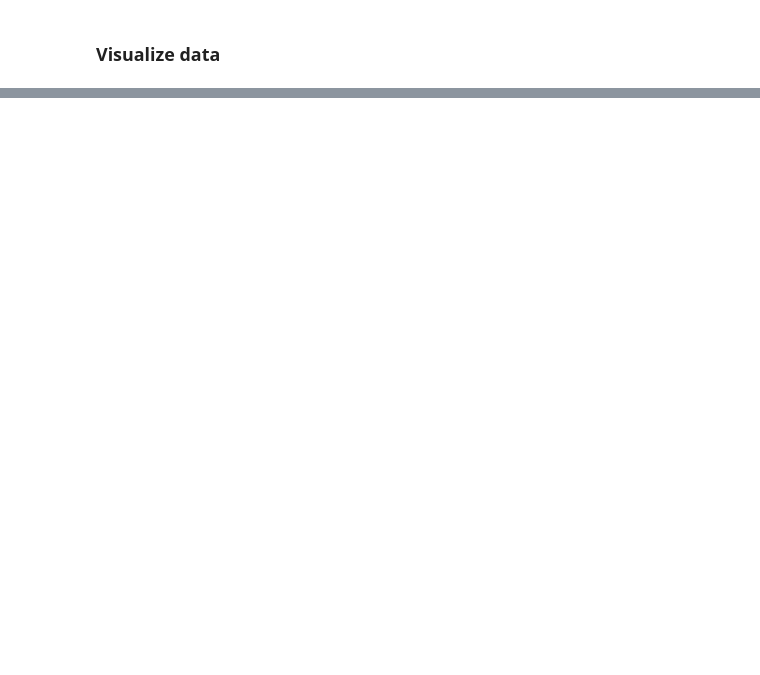
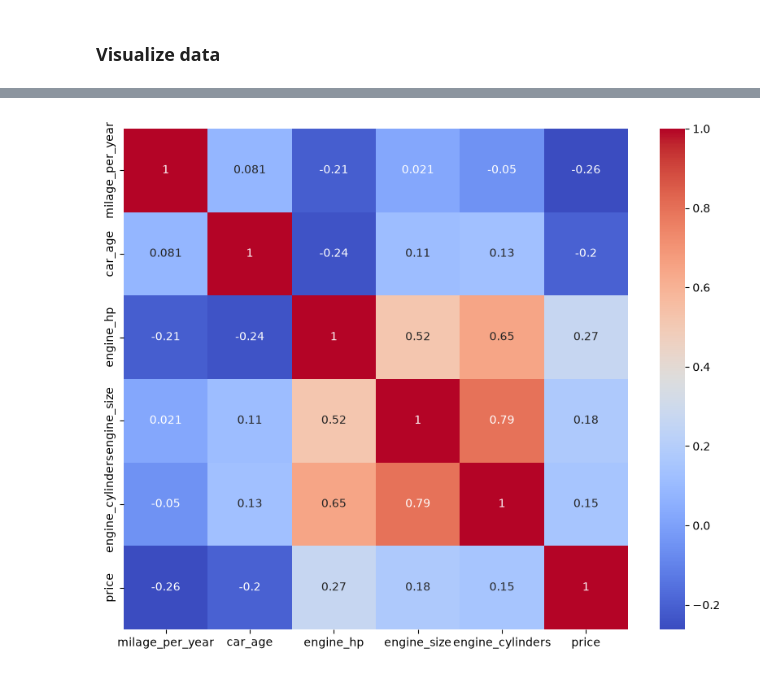
Before and after one commit to novafluz/used-car-price-prediction, a Jupyter notebook: notebooks/exploration.ipynb, the cells around one changed output, grey strips where cells are left out. Saved outputs shown, nothing was run; the diff lists cells and outputs as text; code cells hidden in the pictures; blank space fills up the shorter version.

```diff
--- a/notebooks/exploration.ipynb
+++ b/notebooks/exploration.ipynb
@@ -49,2 +104,19 @@ dtype: int64
+# %%
+# convert variables into numeric forms, create new numeric features to visualize
+
+car_data['price'] = car_data['price'].str.replace('$','', regex=False).str.replace(',','').astype(float)
+car_data['milage'] = car_data['milage'].str.replace('[, mi.]', '', regex=True).astype(float)
+car_data['car_age'] = datetime.now().year - car_data['model_year']
+car_data['milage_per_year'] = car_data['milage'] / car_data['car_age']
+
+# Extract HP, volume, cylinder
+car_data['engine_hp'] = car_data['engine'].str.extract(r'(\d+\.?\d*)\s*HP').astype(float)
+car_data['engine_size'] = car_data['engine'].str.extract(r'(\d+\.?\d*)\s*L').astype(float)
+car_data['engine_cylinders'] = car_data['engine'].str.extract(r'(\d+)\s*Cylinder').astype(float)
+
+# Handle missing values
+car_data['engine_hp'] = car_data['engine_hp'].fillna(car_data['engine_hp'].median())
+car_data['engine_size'] = car_data['engine_size'].fillna(car_data['engine_size'].median())
+car_data['engine_cylinders'] = car_data['engine_cylinders'].fillna(car_data['engine_cylinders'].median())
 # %% [markdown]
 ### Visualize data
@@ -86,0 +137,6 @@ for col in categorical_cols:
+# %%
+plt.figure(figsize=(10,8))
+sns.heatmap(data=car_data[num_cols].corr(), annot=True, cmap='coolwarm')
+plt.show()
+# %% [output]
+[figure, added]
```
Also changed, not shown: parts of 15 cells of this notebook, 19 other files.
